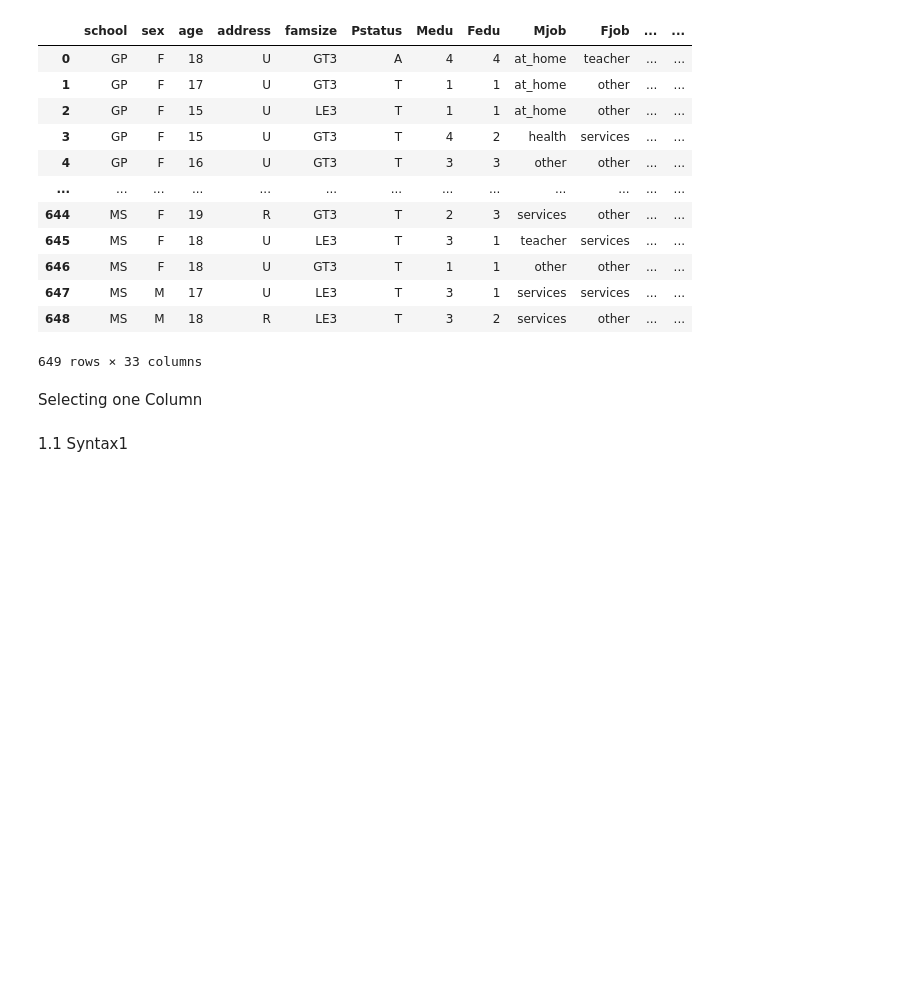
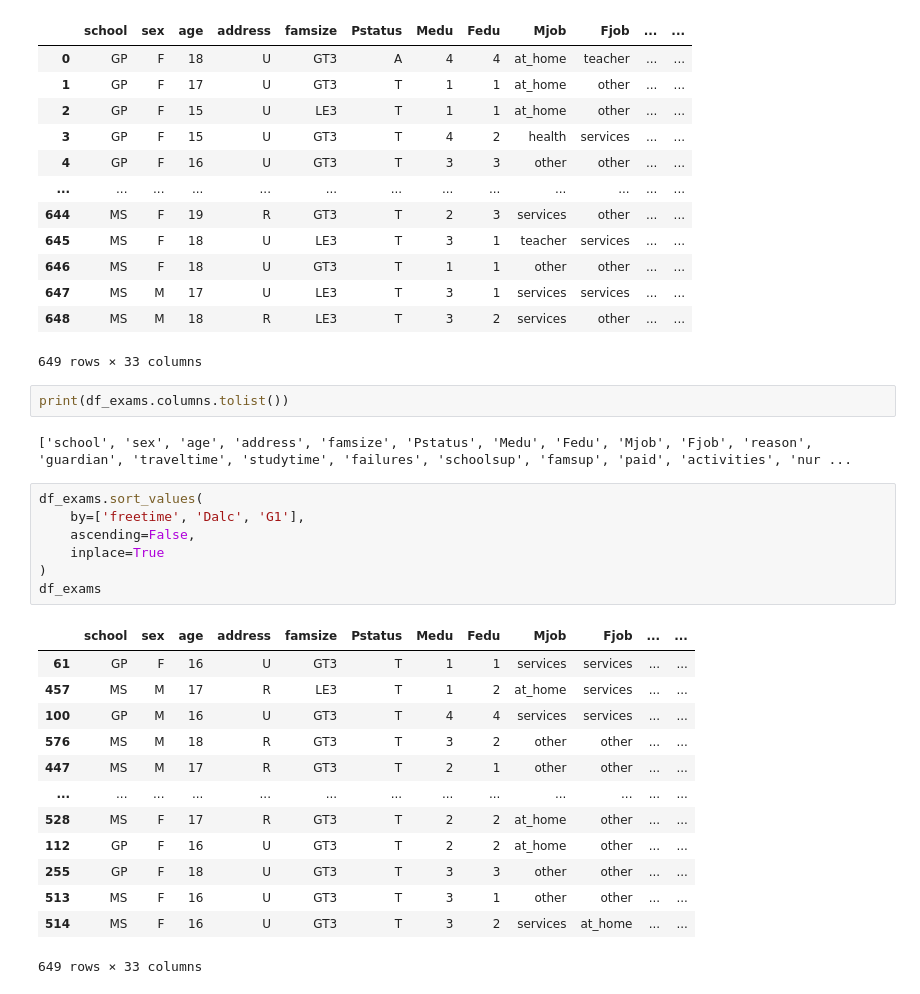
Before and after one commit to weleba77/machine-Leaning-, a Jupyter notebook: DSexaples.ipynb, the cells around one changed output. Cells and saved outputs as stored; diff of their text form; blank space fills up the shorter version.

```diff
--- a/DSexaples.ipynb
+++ b/DSexaples.ipynb
@@ -152,7 +152,28 @@ round(df_exams, 2)
 | 647 | MS | M | 17 | U | LE3 | T | 3 | 1 | services | services | ... | ... |
 | 648 | MS | M | 18 | R | LE3 | T | 3 | 2 | services | other | ... | ... |
 649 rows × 33 columns
-# %% [markdown]
-Selecting  one Column
-# %% [markdown]
-1.1 Syntax1
+# %%
+print(df_exams.columns.tolist())
+# %% [output]
+['school', 'sex', 'age', 'address', 'famsize', 'Pstatus', 'Medu', 'Fedu', 'Mjob', 'Fjob', 'reason', 'guardian', 'traveltime', 'studytime', 'failures', 'schoolsup', 'famsup', 'paid', 'activities', 'nur ...
+# %%
+df_exams.sort_values(
+    by=['freetime', 'Dalc', 'G1'],
+    ascending=False,
+    inplace=True
+)
+df_exams
+# %% [output]
+|  | school | sex | age | address | famsize | Pstatus | Medu | Fedu | Mjob | Fjob | ... | ... |
+| 61 | GP | F | 16 | U | GT3 | T | 1 | 1 | services | services | ... | ... |
+| 457 | MS | M | 17 | R | LE3 | T | 1 | 2 | at_home | services | ... | ... |
+| 100 | GP | M | 16 | U | GT3 | T | 4 | 4 | services | services | ... | ... |
+| 576 | MS | M | 18 | R | GT3 | T | 3 | 2 | other | other | ... | ... |
+| 447 | MS | M | 17 | R | GT3 | T | 2 | 1 | other | other | ... | ... |
+| ... | ... | ... | ... | ... | ... | ... | ... | ... | ... | ... | ... | ... |
+| 528 | MS | F | 17 | R | GT3 | T | 2 | 2 | at_home | other | ... | ... |
+| 112 | GP | F | 16 | U | GT3 | T | 2 | 2 | at_home | other | ... | ... |
+| 255 | GP | F | 18 | U | GT3 | T | 3 | 3 | other | other | ... | ... |
+| 513 | MS | F | 16 | U | GT3 | T | 3 | 1 | other | other | ... | ... |
+| 514 | MS | F | 16 | U | GT3 | T | 3 | 2 | services | at_home | ... | ... |
+649 rows × 33 columns
```
